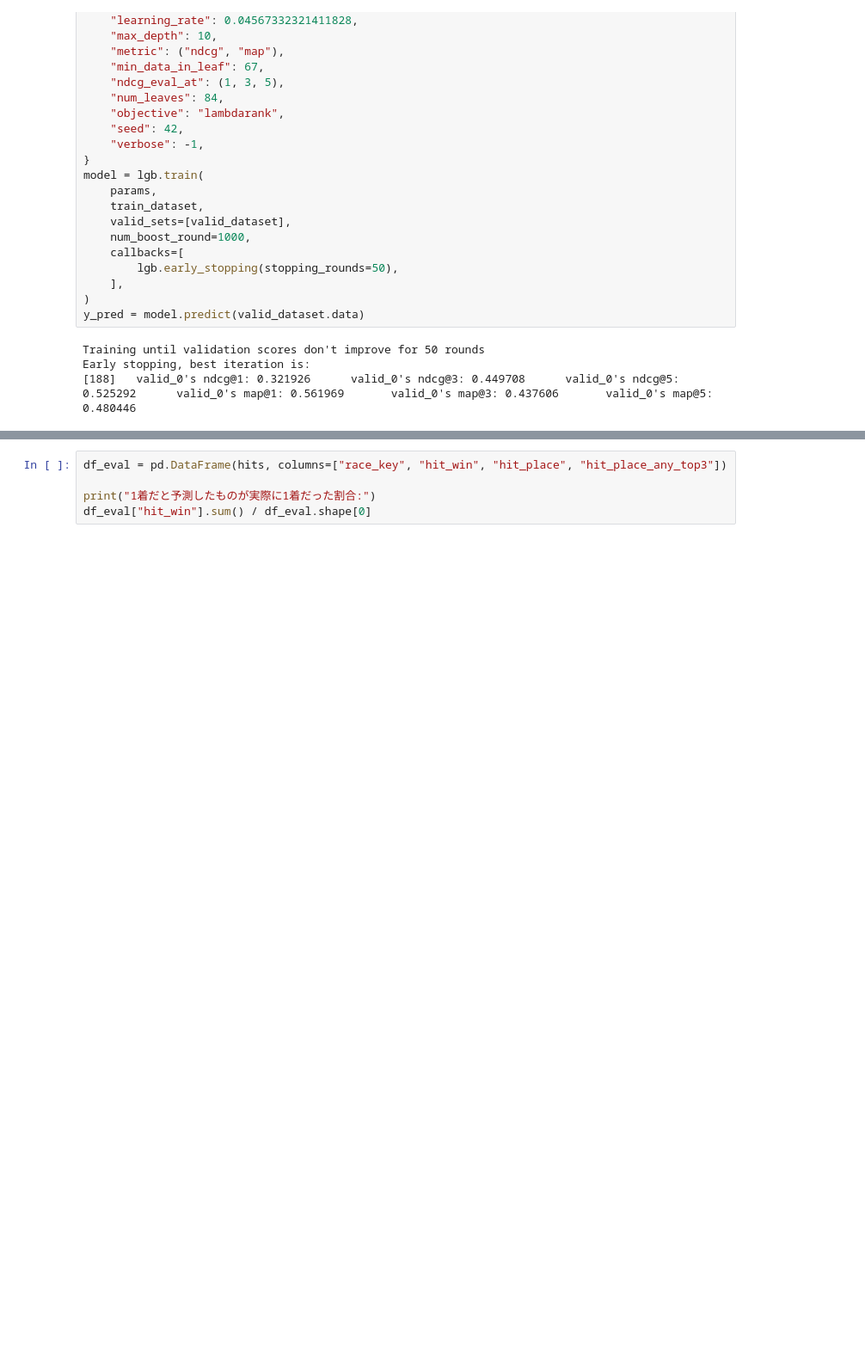
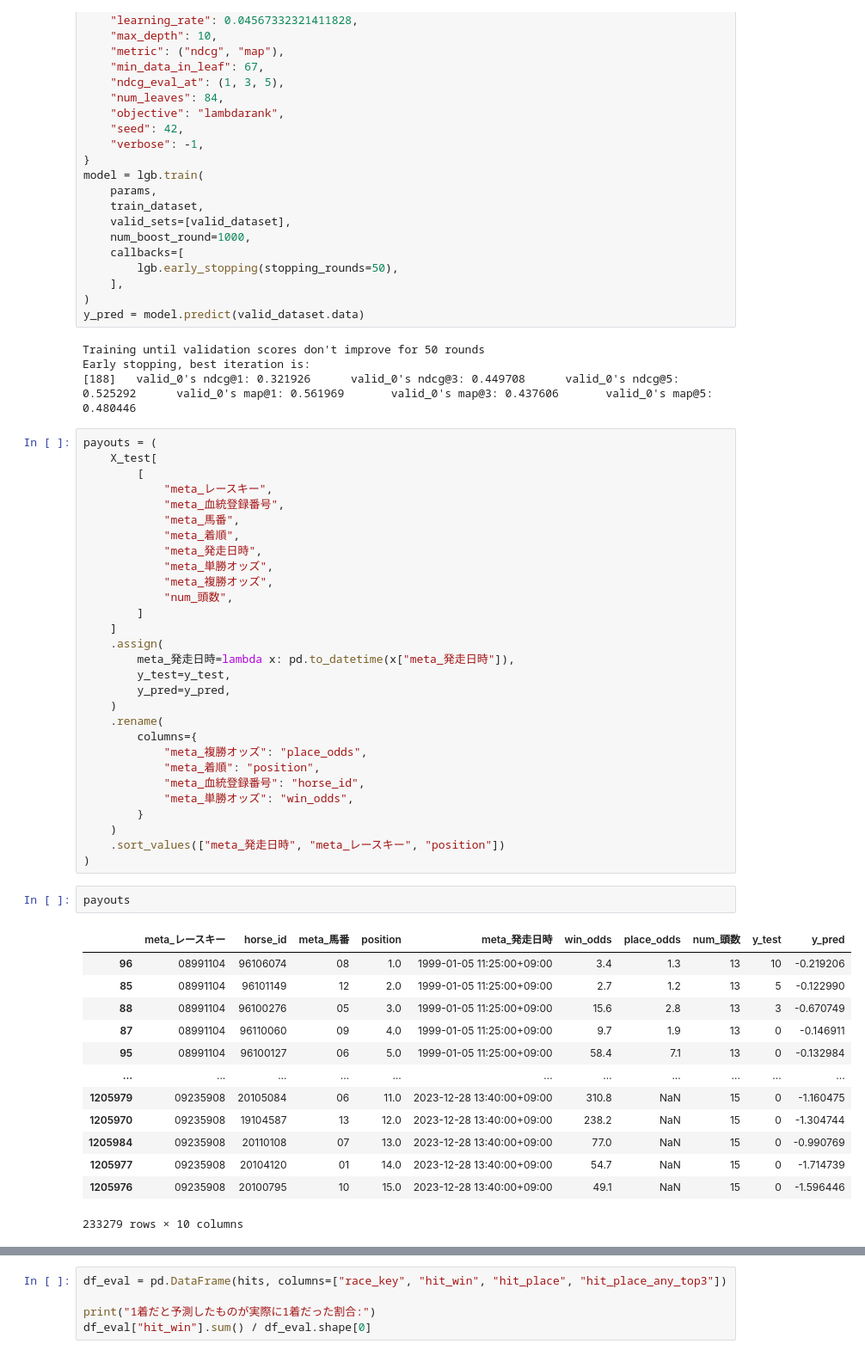
Before and after one commit to hankehly/JapanHorseRaceAnalytics, a Jupyter notebook: notebooks/2024-03/20240322_lambdarank.ipynb, the cells around one changed output, grey strips where cells are left out. Shown at 86% size. Saved outputs shown, nothing was run; the diff lists cells and outputs as text; blank space fills up the shorter version.

```diff
--- a/notebooks/2024-03/20240322_lambdarank.ipynb
+++ b/notebooks/2024-03/20240322_lambdarank.ipynb
@@ -926,6 +927,51 @@ y_pred = model.predict(valid_dataset.data)
 Training until validation scores don't improve for 50 rounds
 Early stopping, best iteration is:
 [188]   valid_0's ndcg@1: 0.321926      valid_0's ndcg@3: 0.449708      valid_0's ndcg@5: 0.525292      valid_0's map@1: 0.561969       valid_0's map@3: 0.437606       valid_0's map@5: 0.480446
+# %%
+payouts = (
+    X_test[
+        [
+            "meta_レースキー",
+            "meta_血統登録番号",
+            "meta_馬番",
+            "meta_着順",
+            "meta_発走日時",
+            "meta_単勝オッズ",
+            "meta_複勝オッズ",
+            "num_頭数",
+        ]
+    ]
+    .assign(
+        meta_発走日時=lambda x: pd.to_datetime(x["meta_発走日時"]),
+        y_test=y_test,
+        y_pred=y_pred,
+    )
+    .rename(
+        columns={
+            "meta_複勝オッズ": "place_odds",
+            "meta_着順": "position",
+            "meta_血統登録番号": "horse_id",
+            "meta_単勝オッズ": "win_odds",
+        }
+    )
+    .sort_values(["meta_発走日時", "meta_レースキー", "position"])
+)
+# %%
+payouts
+# %% [output]
+|  | meta_レースキー | horse_id | meta_馬番 | position | meta_発走日時 | win_odds | place_odds | num_頭数 | y_test | y_pred |
+| 96 | 08991104 | 96106074 | 08 | 1.0 | 1999-01-05 11:25:00+09:00 | 3.4 | 1.3 | 13 | 10 | -0.219206 |
+| 85 | 08991104 | 96101149 | 12 | 2.0 | 1999-01-05 11:25:00+09:00 | 2.7 | 1.2 | 13 | 5 | -0.122990 |
+| 88 | 08991104 | 96100276 | 05 | 3.0 | 1999-01-05 11:25:00+09:00 | 15.6 | 2.8 | 13 | 3 | -0.670749 |
+| 87 | 08991104 | 96110060 | 09 | 4.0 | 1999-01-05 11:25:00+09:00 | 9.7 | 1.9 | 13 | 0 | -0.146911 |
+| 95 | 08991104 | 96100127 | 06 | 5.0 | 1999-01-05 11:25:00+09:00 | 58.4 | 7.1 | 13 | 0 | -0.132984 |
+| ... | ... | ... | ... | ... | ... | ... | ... | ... | ... | ... |
+| 1205979 | 09235908 | 20105084 | 06 | 11.0 | 2023-12-28 13:40:00+09:00 | 310.8 | NaN | 15 | 0 | -1.160475 |
+| 1205970 | 09235908 | 19104587 | 13 | 12.0 | 2023-12-28 13:40:00+09:00 | 238.2 | NaN | 15 | 0 | -1.304744 |
+| 1205984 | 09235908 | 20110108 | 07 | 13.0 | 2023-12-28 13:40:00+09:00 | 77.0 | NaN | 15 | 0 | -0.990769 |
+| 1205977 | 09235908 | 20104120 | 01 | 14.0 | 2023-12-28 13:40:00+09:00 | 54.7 | NaN | 15 | 0 | -1.714739 |
+| 1205976 | 09235908 | 20100795 | 10 | 15.0 | 2023-12-28 13:40:00+09:00 | 49.1 | NaN | 15 | 0 | -1.596446 |
+233279 rows × 10 columns
 # %%
 payouts = (
     X_test[
```
Also changed, not shown: parts of 7 cells of this notebook, 3 other files.
